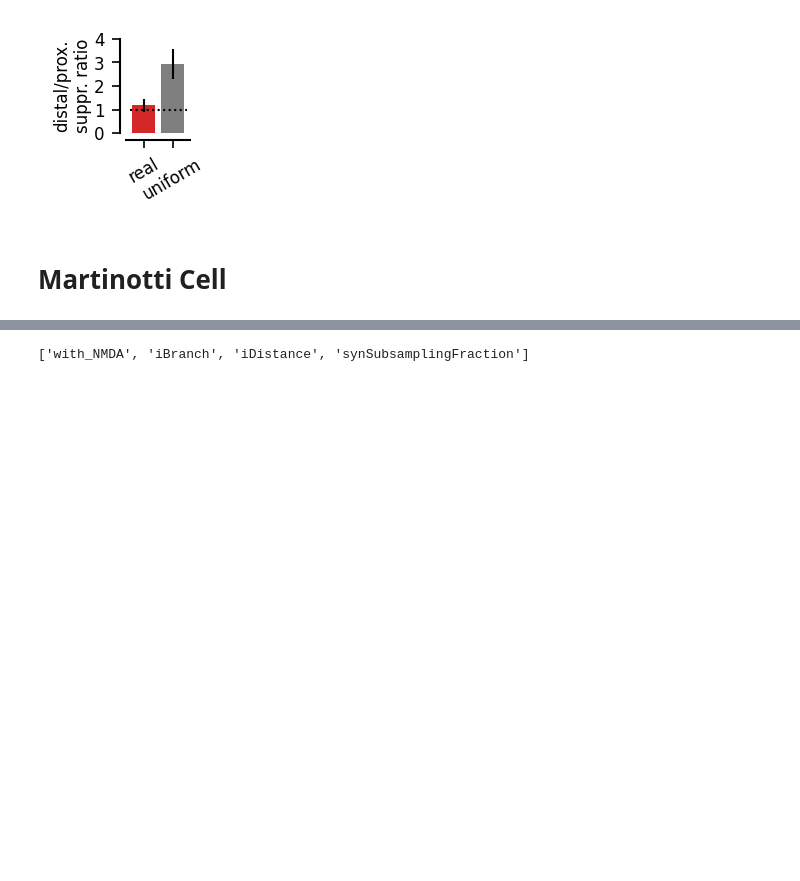
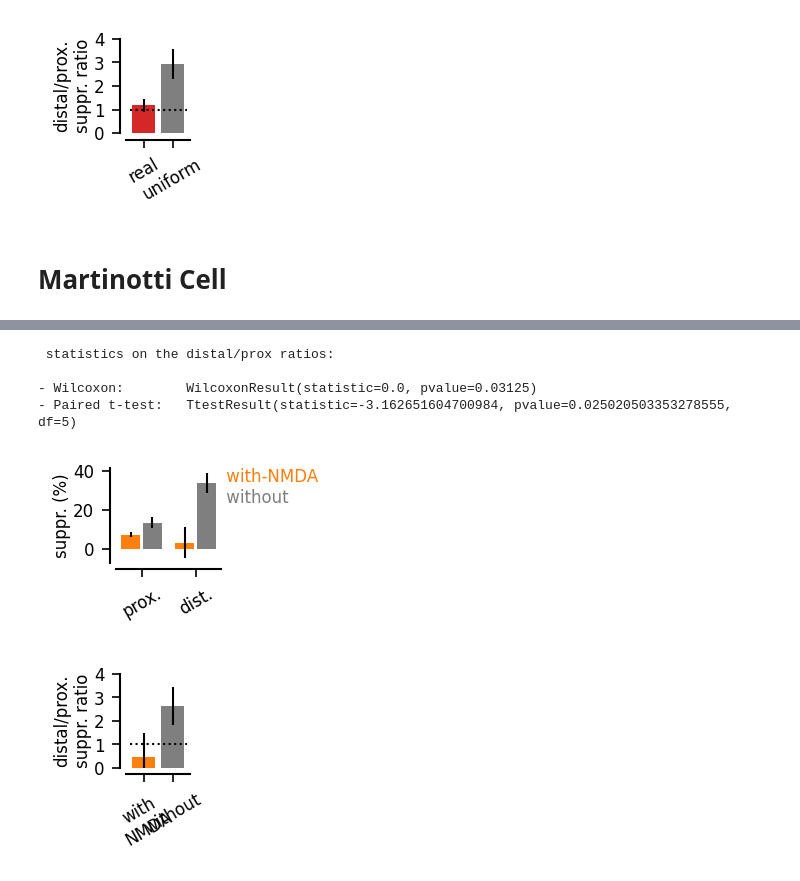
Before and after one commit to yzerlaut/pv-sst-dendrites, a Jupyter notebook: biophysical_modelling/detailed_model/Clustered-Input.ipynb, the cells around one changed output, grey strips where cells are left out. Saved outputs shown, nothing was run; the diff lists cells and outputs as text; code cells hidden in the pictures; blank space fills up the shorter version.

```diff
--- a/biophysical_modelling/detailed_model/Clustered-Input.ipynb
+++ b/biophysical_modelling/detailed_model/Clustered-Input.ipynb
@@ -353,4 +353,45 @@ for iDistance in np.unique(sim.iDistance):
 # %%
-sim.keys
+sparsening = 4.0
+based_on = 'peak_efficacy_soma' # summary quantity to plot
+
+fig1, ax1 = pt.figure(figsize=(.9, 1))
+fig2, ax2 = pt.figure(figsize=(.7, 1))
+
+Xs = []
+for f, wNMDA in enumerate([True, False]):
+    # suppression
+    for iDistance in np.unique(sim.iDistance):
+        params = dict(iDistance=iDistance, with_NMDA=wNMDA, synSubsamplingFraction=sparsening/100.)
+        ax1.bar([iDistance+0.4*f], [100-np.mean(sim.get(based_on, params))],
+               yerr=[np.std(sim.get(based_on, params))], color=COLORS[f], width=0.35)
+    # suppression ratios
+    pProx = dict(iDistance=0, with_NMDA=wNMDA, synSubsamplingFraction=sparsening/100.)
+    pDist = dict(iDistance=1, with_NMDA=wNMDA, synSubsamplingFraction=sparsening/100.)
+    X = (100-sim.get(based_on, pDist))/(100-sim.get(based_on, pProx))
+    ax2.bar([f], [np.mean(X)], yerr=[np.std(X)], color=COLORS[f])#, width=0.5)
+    pt.annotate(ax1, f*'\n'+LABELS[f], (1,1), va='top', color=COLORS[f])
+    Xs.append(X)
+
+print('\n statistics on the distal/prox ratios:\n')
+print('- Wilcoxon:       ', stats.wilcoxon(*Xs))
+print('- Paired t-test:  ', stats.ttest_rel(*Xs))
+
+pt.set_plot(ax1, ylabel='suppr. (%)',
+            xticks=0.2+np.arange(2), xticks_labels=['prox.', 'dist.'],
+            xticks_rotation=30)
+
+ax2.plot([-0.5,1.5], [1,1], 'k:')
+pt.set_plot(ax2, ylabel='distal/prox.\nsuppr. ratio',
+            xticks=np.arange(2), xticks_labels=['with\nNMDA', 'without'],
+            yticks=[0,1,2,3,4],  ylim=[0,4],
+            xticks_rotation=30)
+
+fig1.savefig('../../figures/detailed_model/cluster-suppression-prox-dist-MC.svg')
+fig2.savefig('../../figures/detailed_model/cluster-suppression-ratio-MC.svg')
 # %% [output]
-['with_NMDA', 'iBranch', 'iDistance', 'synSubsamplingFraction']
+ statistics on the distal/prox ratios:
+
+- Wilcoxon:        WilcoxonResult(statistic=0.0, pvalue=0.03125)
+- Paired t-test:   TtestResult(statistic=-3.162651604700984, pvalue=0.025020503353278555, df=5)
+[figure, added]
+[figure, added]
```
Also changed, not shown: parts of 7 cells of this notebook, 3 other files.
